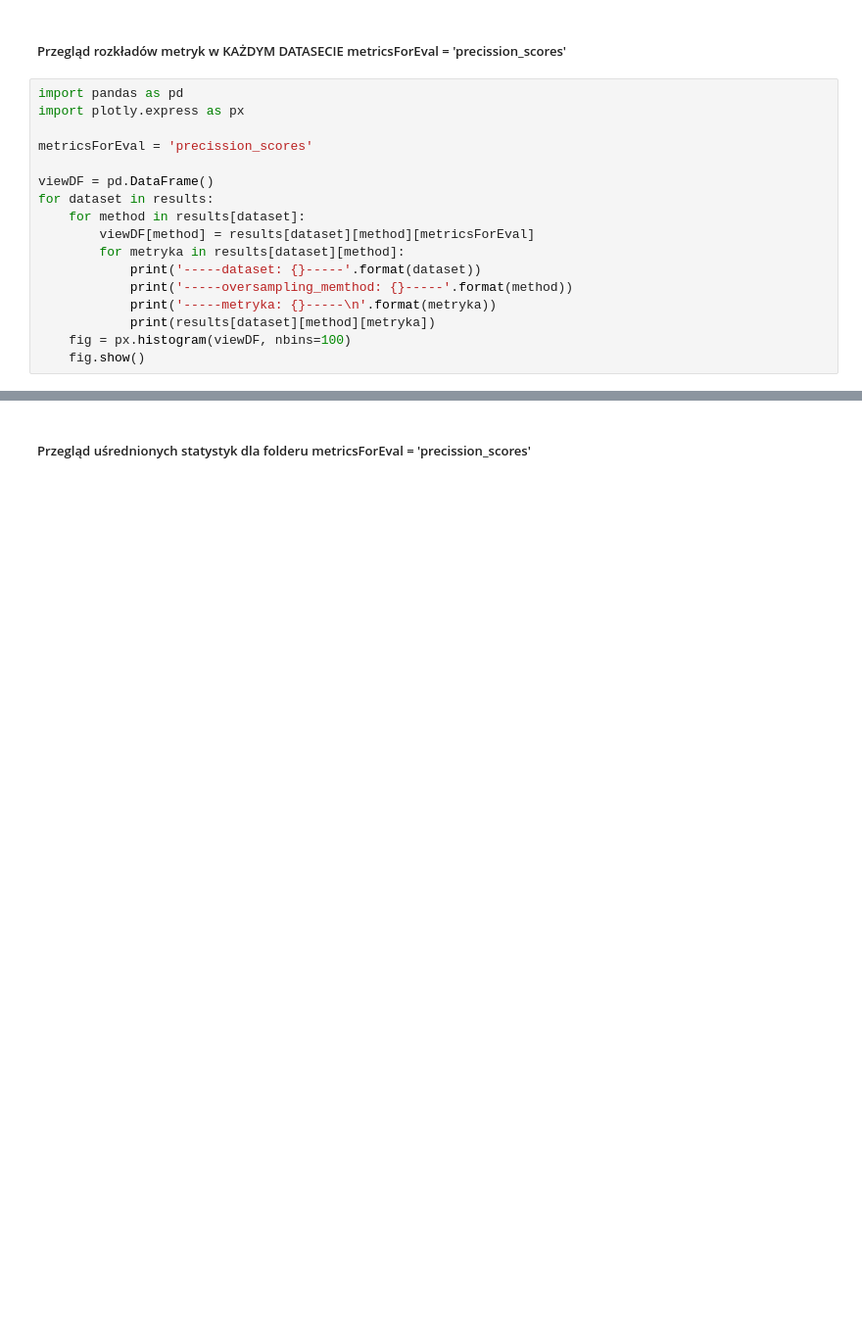
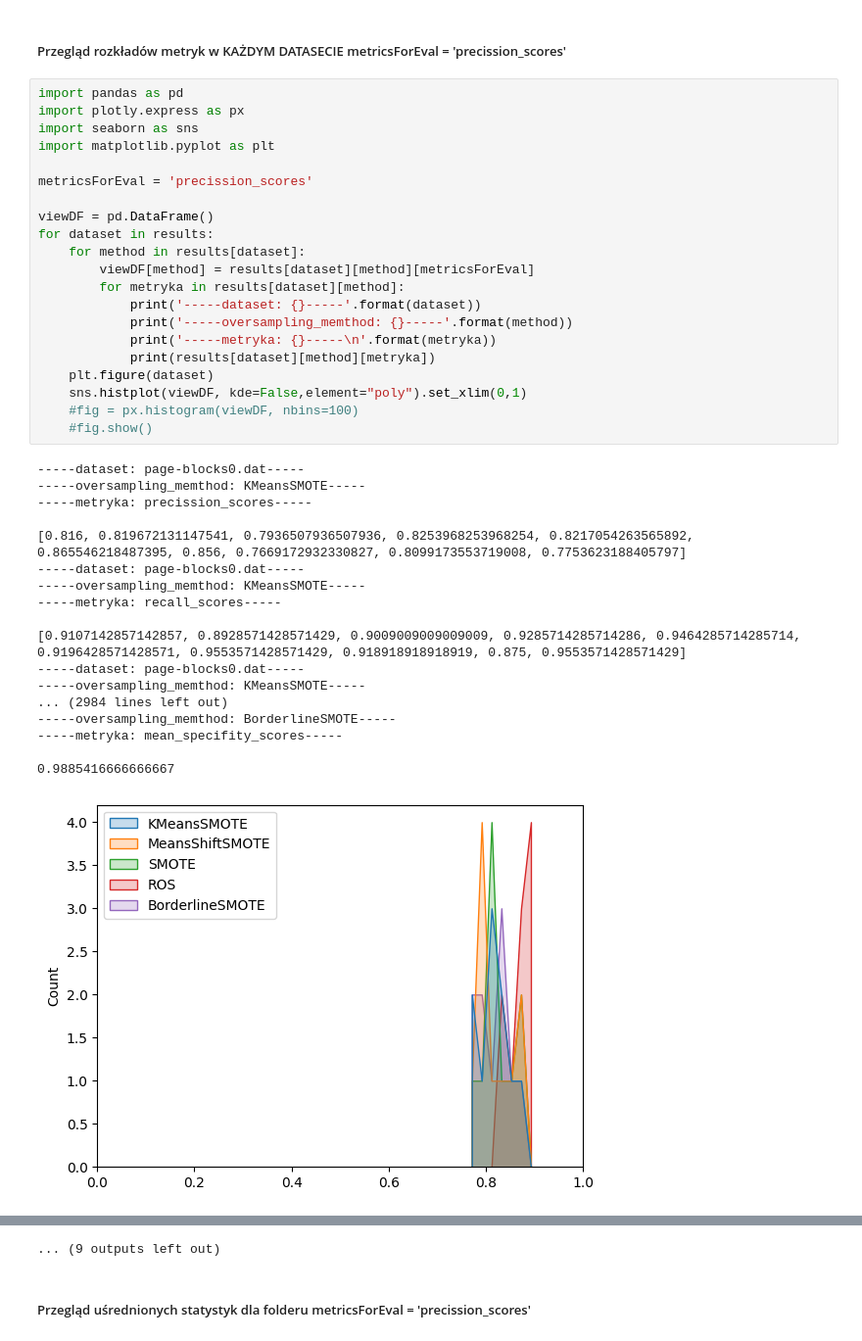
Before and after one commit to MaksymMalicki/SMOTE-clustering, a Jupyter notebook: Uczenie maszynowe.ipynb, the cells around one changed output, grey strips where cells are left out. Shown at 98% size. Drawn from its saved outputs; the diff is of its cells as text; blank space fills up the shorter version.

Commit message:
Zmiana formy przeglądania metryk dla datasetów (plotly->seaborn)

```diff
--- a/Uczenie maszynowe.ipynb
+++ b/Uczenie maszynowe.ipynb
@@ -446,17 +536,40 @@ for dataset in results:
 # %%
 import pandas as pd
 import plotly.express as px
+import seaborn as sns
+import matplotlib.pyplot as plt
 
 metricsForEval = 'precission_scores'
 
 viewDF = pd.DataFrame()
 for dataset in results:
     for method in results[dataset]:
         viewDF[method] = results[dataset][method][metricsForEval]
         for metryka in results[dataset][method]:
             print('-----dataset: {}-----'.format(dataset))
             print('-----oversampling_memthod: {}-----'.format(method))
             print('-----metryka: {}-----\n'.format(metryka))
             print(results[dataset][method][metryka])
-    fig = px.histogram(viewDF, nbins=100)
-    fig.show()
+    plt.figure(dataset)
+    sns.histplot(viewDF, kde=False,element="poly").set_xlim(0,1)
+    #fig = px.histogram(viewDF, nbins=100)
+    #fig.show()
+# %% [output]
+-----dataset: page-blocks0.dat-----
+-----oversampling_memthod: KMeansSMOTE-----
+-----metryka: precission_scores-----
+
+[0.816, 0.819672131147541, 0.7936507936507936, 0.8253968253968254, 0.8217054263565892, 0.865546218487395, 0.856, 0.7669172932330827, 0.8099173553719008, 0.7753623188405797]
+-----dataset: page-blocks0.dat-----
+-----oversampling_memthod: KMeansSMOTE-----
+-----metryka: recall_scores-----
+
+[0.9107142857142857, 0.8928571428571429, 0.9009009009009009, 0.9285714285714286, 0.9464285714285714, 0.9196428571428571, 0.9553571428571429, 0.918918918918919, 0.875, 0.9553571428571429]
+-----dataset: page-blocks0.dat-----
+-----oversampling_memthod: KMeansSMOTE-----
+... (2984 lines left out)
+-----oversampling_memthod: BorderlineSMOTE-----
+-----metryka: mean_specifity_scores-----
+
+0.9885416666666667
+[figure, added]
@@ -463,3 +586,4 @@ for dataset in results:
+... (9 outputs left out)
 # %% [markdown]
 ##### Przegląd uśrednionych statystyk dla folderu metricsForEval = 'precission_scores'
 # %%
```
Also changed, not shown: parts of 10 cells of this notebook, 1 other file.
